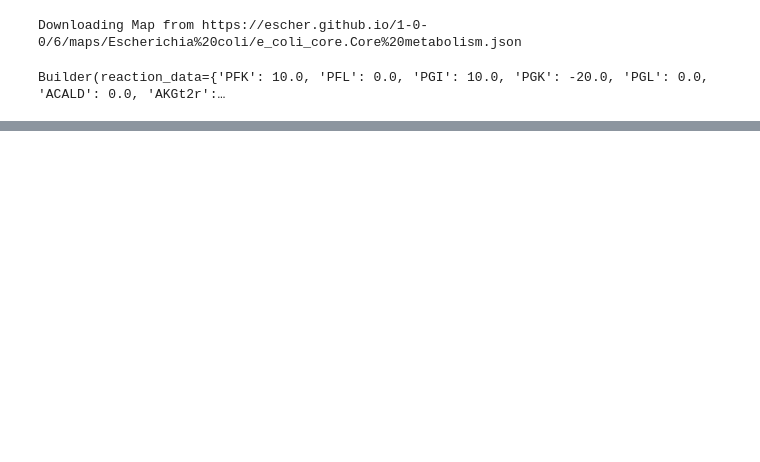
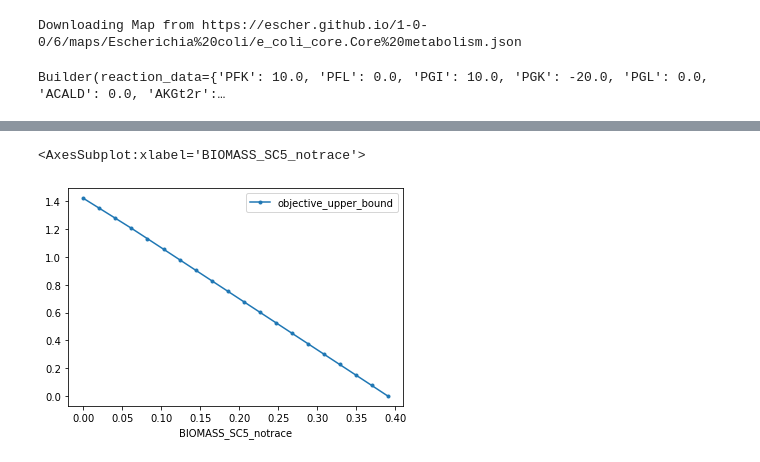
Before and after one commit to lab-biotek-bio-ugm/cobra-workshop, a Jupyter notebook: cell-factory-design-ugm-2021.ipynb, the cells around one changed output, grey strips where cells are left out. Drawn from its saved outputs; the diff is of its cells as text; code cells hidden in the pictures; blank space fills up the shorter version.

Commit message:
add example vanilin

```diff
--- a/cell-factory-design-ugm-2021.ipynb
+++ b/cell-factory-design-ugm-2021.ipynb
@@ -252,0 +265,6 @@ Builder(reaction_data={'PFK': 10.0, 'PFL': 0.0, 'PGI': 10.0, 'PGK': -20.0, 'PGL'
+# %%
+# Load model
+model2 = models.bigg.iMM904
+model2.reactions.EX_glc__D_e.lower_bound = -13 #glucose exchange
+model2.reactions.EX_o2_e.lower_bound = -3  #oxygen exchange
+model2.medium
@@ -252,0 +305,24 @@ Builder(reaction_data={'PFK': 10.0, 'PFL': 0.0, 'PGI': 10.0, 'PGK': -20.0, 'PGL'
+# %%
+# menambahkan metabolit secara manual
+vnl_b_glu_c = Metabolite(
+    'vnl_b_glu_c',
+    formula='C14H18O8',
+    name='vanillin-B-glucoside',
+    compartment='c')
+# %%
+# menambahkan reaksi secara manual
+# define reaction - export vanilin glucoside keluar sel
+reaction = Reaction('EX_vnl_b_glu_c')
+reaction.name = 'vnl_b_glu_c transport'
+reaction.subsystem = 'Transport, Extracellular' #TRANSPORT
+reaction.lower_bound = 0.  # This is the default
+reaction.upper_bound = 1000.  # This is the default
+
+reaction.add_metabolites({
+    vnl_b_glu_c: -1.0
+})
+
+reaction.gene_reaction_rule = '( vnl_b_glu_transporter )'
+reaction.genes
+
+model2.add_reactions([reaction])
@@ -252,0 +342,6 @@ Builder(reaction_data={'PFK': 10.0, 'PFL': 0.0, 'PGI': 10.0, 'PGK': -20.0, 'PGL'
+# %%
+from cameo import phenotypic_phase_plane
+production_envelope = phenotypic_phase_plane(model2, variables=[model2.reactions.BIOMASS_SC5_notrace],
+                                             objective=model2.reactions.EX_vnl_b_glu_c)
+data = production_envelope.data_frame
+data
@@ -252,0 +366,5 @@ Builder(reaction_data={'PFK': 10.0, 'PFL': 0.0, 'PGI': 10.0, 'PGK': -20.0, 'PGL'
+# %%
+data.plot(x='BIOMASS_SC5_notrace', y='objective_upper_bound', marker='.')
+# %% [output]
+<AxesSubplot:xlabel='BIOMASS_SC5_notrace'>
+[figure, added]
```
Also changed, not shown: parts of 13 cells of this notebook, 1 other file.
